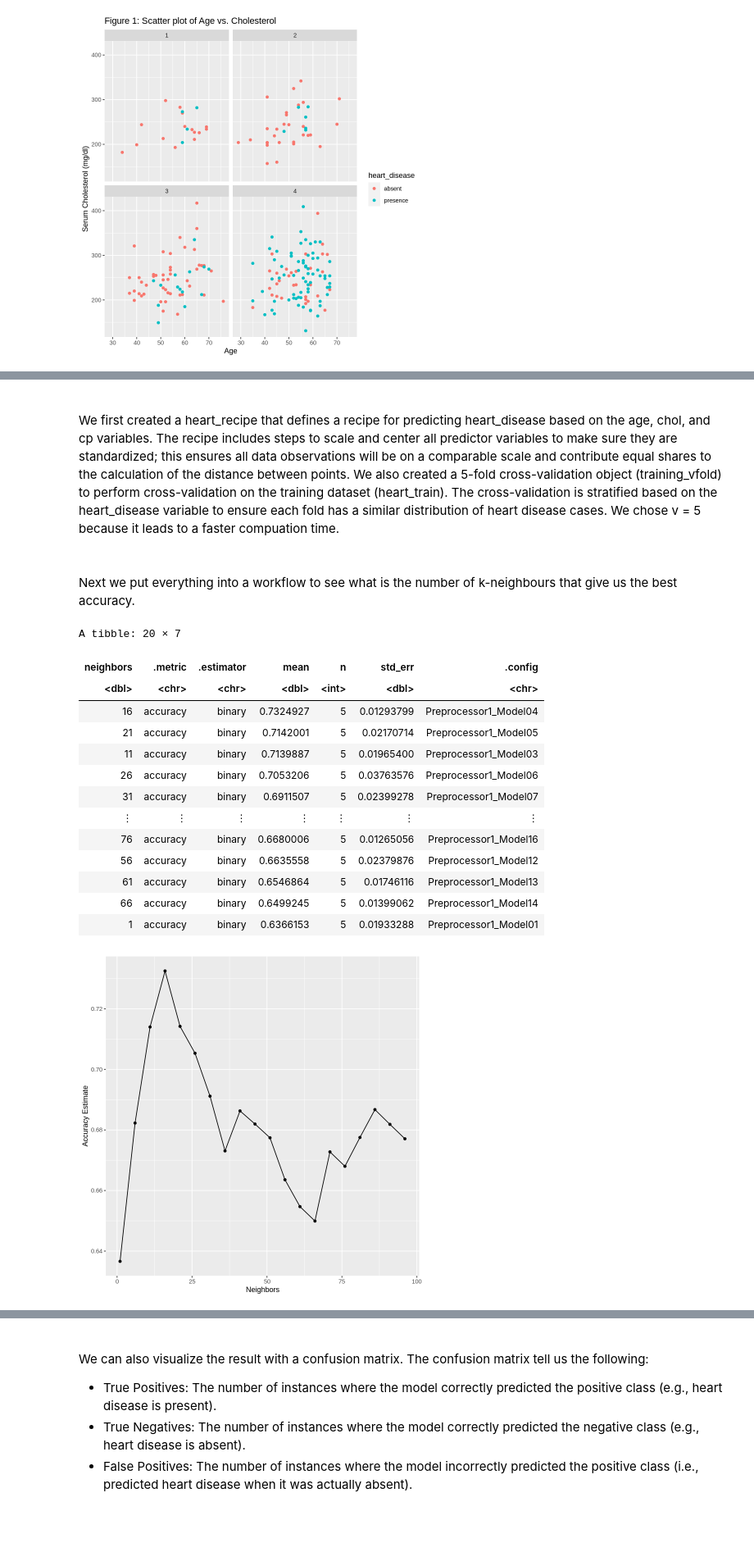
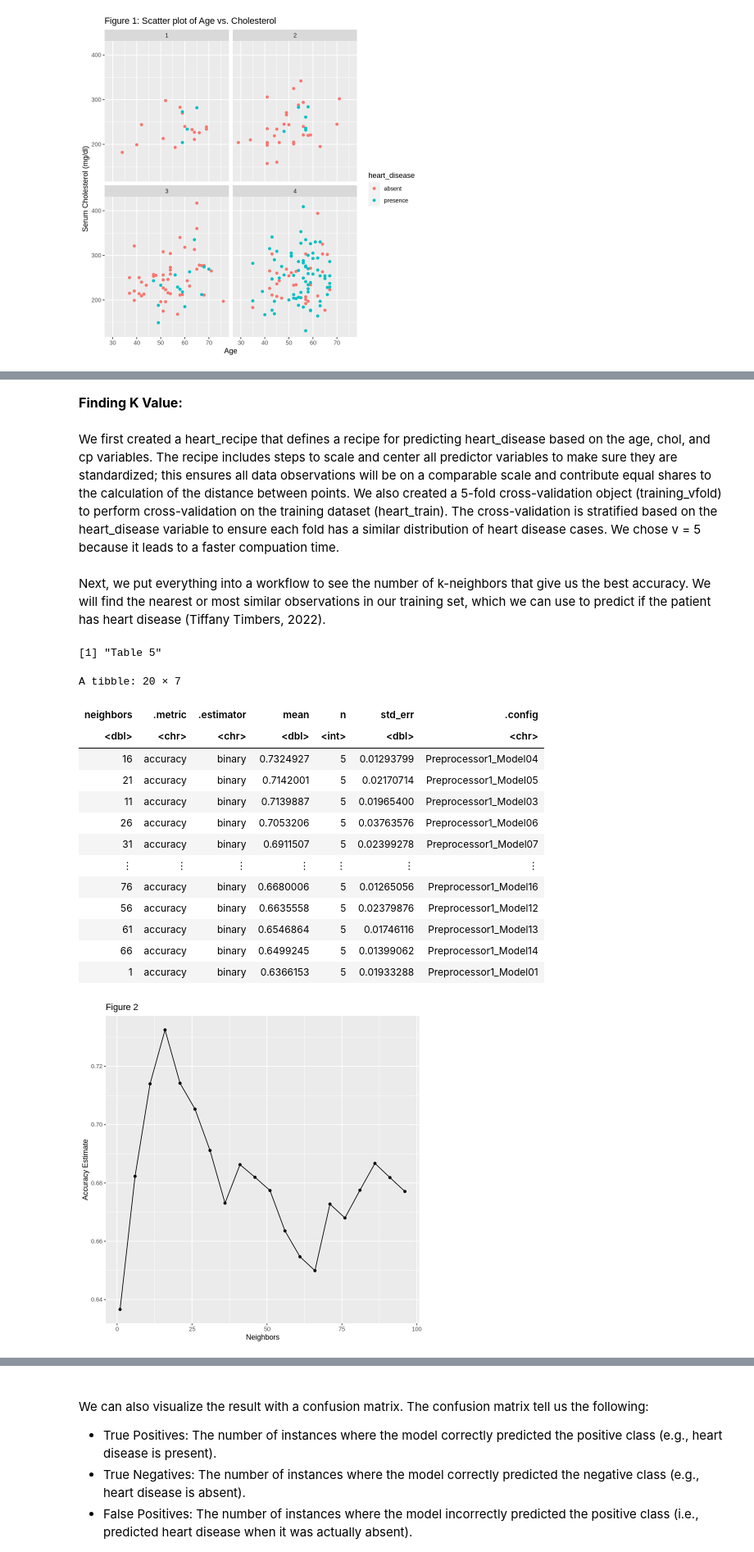
Before and after one commit to MilkyTeaxx/Final_project, a Jupyter notebook: Final_proj.ipynb, the cells around one changed output, grey strips where cells are left out. Shown at 82% size. Drawn from its saved outputs; the diff is of its cells as text; code cells hidden in the pictures; blank space fills up the shorter version.

```diff
--- a/Final_proj.ipynb
+++ b/Final_proj.ipynb
@@ -190,3 +204,5 @@ scatter_plot_faceted
+# %% [markdown]
+<font size="3">**Finding K Value:**</font>
 # %% [markdown]
-<br>We first created a heart_recipe that defines a recipe for predicting heart_disease based on the age, chol, and cp variables. The recipe includes steps to scale and center all predictor variables to make sure they are standardized; this ensures all data observations will be on a comparable scale and contribute equal shares to the calculation of the distance between points. We also created a 5-fold cross-validation object (training_vfold) to perform cross-validation on the training dataset (heart_train). The cross-validation is stratified based on the heart_disease variable to ensure each fold has a similar distribution of heart disease cases. We chose v = 5 because it leads to a faster compuation time.
+We first created a heart_recipe that defines a recipe for predicting heart_disease based on the age, chol, and cp variables. The recipe includes steps to scale and center all predictor variables to make sure they are standardized; this ensures all data observations will be on a comparable scale and contribute equal shares to the calculation of the distance between points. We also created a 5-fold cross-validation object (training_vfold) to perform cross-validation on the training dataset (heart_train). The cross-validation is stratified based on the heart_disease variable to ensure each fold has a similar distribution of heart disease cases. We chose v = 5 because it leads to a faster compuation time.
 # %%
@@ -198,51 +214,54 @@ training_vfold<-vfold_cv(heart_train, v=5,strata=heart_disease)
 # %% [markdown]
-<br>Next we put everything into a workflow to see what is the number of k-neighbours that give us the best accuracy.
+Next, we put everything into a workflow to see the number of k-neighbors that give us the best accuracy. We will find the nearest or most similar observations in our training set, which we can use to predict if the patient has heart disease (Tiffany Timbers, 2022).
 # %%
 set.seed(1)
-knn_spec<-nearest_neighbor(weight_func = "rectangular",neighbors = tune())|>
-set_engine("kknn")|>
-set_mode("classification")
+knn_spec <- nearest_neighbor(weight_func = "rectangular",neighbors = tune()) |>
+  set_engine("kknn") |>
+  set_mode("classification")
 
-k=tibble(neighbors=seq(1,100,5))
+k = tibble(neighbors = seq(1, 100, 5))
 
 
-training_workflow<-workflow()|>
-add_recipe(heart_recipe)|>
-add_model(knn_spec)|>
-tune_grid(resamples=training_vfold, grid=k)|>
-collect_metrics()
+training_workflow <- workflow() |>
+  add_recipe(heart_recipe) |>
+  add_model(knn_spec) |>
+  tune_grid(resamples = training_vfold, grid = k) |>
+  collect_metrics()
 
-accuracy<-training_workflow|>
-filter(.metric=="accuracy") |>
-arrange(desc(mean))
+accuracy <- training_workflow |>
+  filter(.metric == "accuracy") |>
+  arrange(desc(mean))
 
+print("Table 5")
 accuracy
 
-cross_val_plot<-accuracy|>
-ggplot(aes(x=neighbors,y=mean))+
-geom_point()+
-geom_line()+
-labs(x="Neighbors", y="Accuracy Estimate")
+cross_val_plot <- accuracy |>
+  ggplot(aes(x = neighbors, y = mean)) +
+  geom_point() +
+  geom_line() +
+  labs(x = "Neighbors", y = "Accuracy Estimate", title = "Figure 2")
+
 cross_val_plot
 
 best_k = accuracy |>
-arrange(desc(mean)) |>
-slice(1) |>
-pull(neighbors)
+  arrange(desc(mean)) |>
+  slice(1) |>
+  pull(neighbors)
 # %% [output]
-A tibble: 20 × 7
+[1] "Table 5"
+A tibble: 20 × 7
 | neighbors | .metric | .estimator | mean | n | std_err | .config |
 | <dbl> | <chr> | <chr> | <dbl> | <int> | <dbl> | <chr> |
 | 16 | accuracy | binary | 0.7324927 | 5 | 0.01293799 | Preprocessor1_Model04 |
 | 21 | accuracy | binary | 0.7142001 | 5 | 0.02170714 | Preprocessor1_Model05 |
 | 11 | accuracy | binary | 0.7139887 | 5 | 0.01965400 | Preprocessor1_Model03 |
 | 26 | accuracy | binary | 0.7053206 | 5 | 0.03763576 | Preprocessor1_Model06 |
 | 31 | accuracy | binary | 0.6911507 | 5 | 0.02399278 | Preprocessor1_Model07 |
 | ⋮ | ⋮ | ⋮ | ⋮ | ⋮ | ⋮ | ⋮ |
 | 76 | accuracy | binary | 0.6680006 | 5 | 0.01265056 | Preprocessor1_Model16 |
 | 56 | accuracy | binary | 0.6635558 | 5 | 0.02379876 | Preprocessor1_Model12 |
 | 61 | accuracy | binary | 0.6546864 | 5 | 0.01746116 | Preprocessor1_Model13 |
 | 66 | accuracy | binary | 0.6499245 | 5 | 0.01399062 | Preprocessor1_Model14 |
 | 1 | accuracy | binary | 0.6366153 | 5 | 0.01933288 | Preprocessor1_Model01 |
-[figure, old version]
+[figure, new version]
 # %% [markdown]
```
Also changed, not shown: parts of 9 cells of this notebook.
